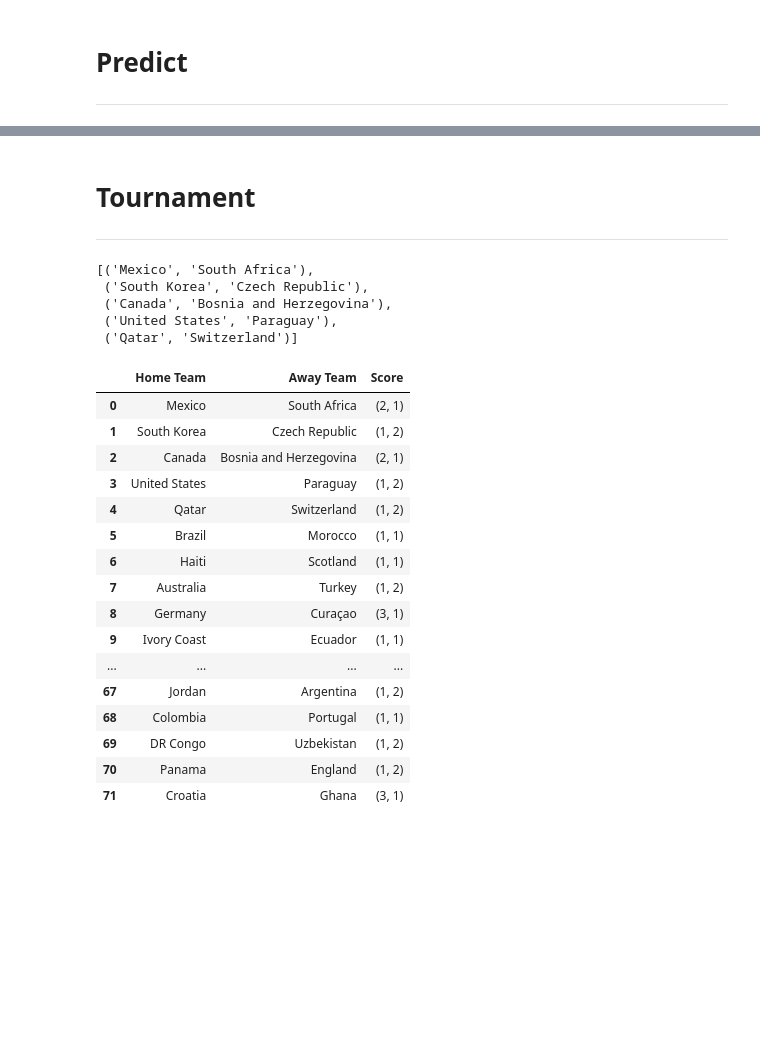
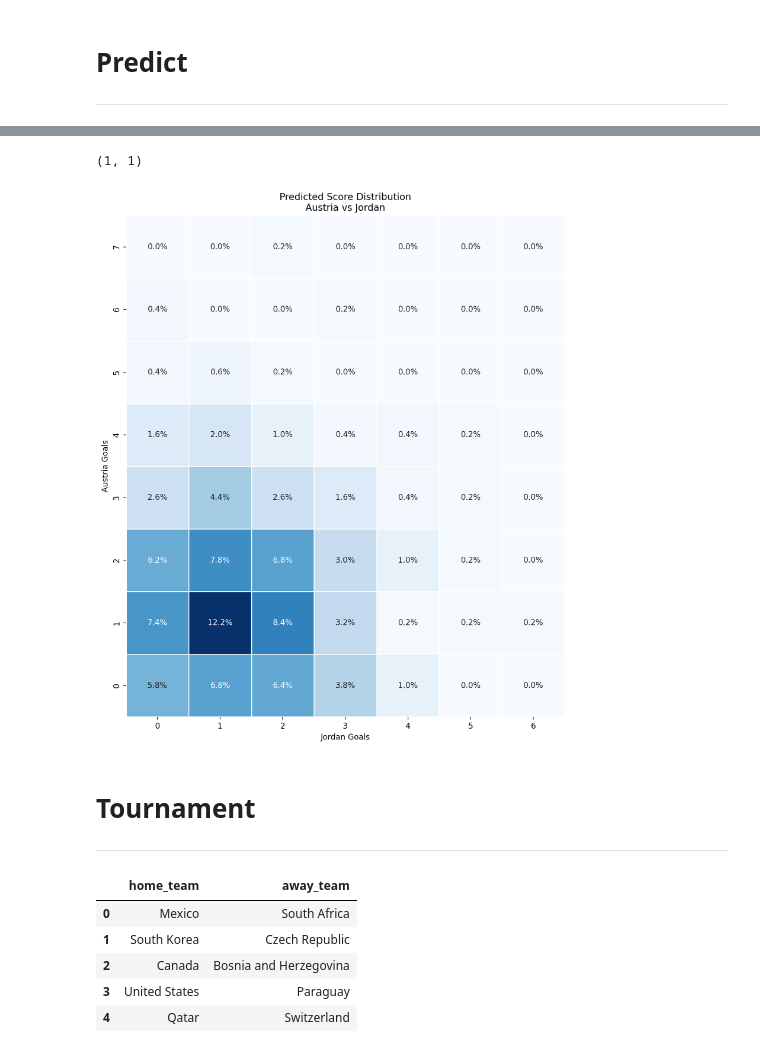
Before and after one commit to bernhard-pfann/soccer-predictions, a Jupyter notebook: main.ipynb, the cells around one changed output, grey strips where cells are left out. Saved outputs shown, nothing was run; the diff lists cells and outputs as text; code cells hidden in the pictures; blank space fills up the shorter version.

```diff
--- a/main.ipynb
+++ b/main.ipynb
@@ -95,3 +89,23 @@ plot_score_distribution(
+# %%
+simulation = predictor.simulate(
+    home_team="Austria",
+    away_team="Jordan",
+    day=MATCH_DAY,
+    n_simulations=500,
+)
+
+print(simulation.most_likely_score)
+# %% [output]
+(1, 1)
+# %%
+plot_score_distribution(
+    home_team="Austria",
+    away_team="Jordan",
+    home_scores=simulation.home_scores,
+    away_scores=simulation.away_scores,
+)
+# %% [output]
+[figure, added]
 # %% [markdown]
 # Tournament
 ***
@@ -101,49 +119,10 @@ from IPython.display import display
 # %%
 gameplan = pd.read_csv("data/world_cup_2026.csv", usecols=["home_team", "away_team"])
-gameplan = list(gameplan.itertuples(index=False, name=None))
-gameplan[:5]
+gameplan.head()
 # %% [output]
-[('Mexico', 'South Africa'),
- ('South Korea', 'Czech Republic'),
- ('Canada', 'Bosnia and Herzegovina'),
- ('United States', 'Paraguay'),
- ('Qatar', 'Switzerland')]
+|  | home_team | away_team |
+| 0 | Mexico | South Africa |
+| 1 | South Korea | Czech Republic |
+| 2 | Canada | Bosnia and Herzegovina |
+| 3 | United States | Paraguay |
+| 4 | Qatar | Switzerland |
-# %%
-all_scores = []
-
-for h, a in gameplan:
-    try:
-        pred = predictor.predict(
-            home_team=h,
-            away_team=a,
-            day=datetime(2026, 6, 1),
-            sample=False,
-        )
-        score = pred.score
-    except IndexError as e:
-        print(f"  Skipping prediction for {h} vs {a}: {e}")
-        score = (None, None)
-    all_scores.append((h, a, score))
-
-pred_df = pd.DataFrame(all_scores, columns=["Home Team", "Away Team", "Score"])
-
-with pd.option_context('display.max_rows', None, 'display.max_columns', None):
-    display(pred_df)
-# %% [output]
-|  | Home Team | Away Team | Score |
-| 0 | Mexico | South Africa | (2, 1) |
-| 1 | South Korea | Czech Republic | (1, 2) |
-| 2 | Canada | Bosnia and Herzegovina | (2, 1) |
-| 3 | United States | Paraguay | (1, 2) |
-| 4 | Qatar | Switzerland | (1, 2) |
-| 5 | Brazil | Morocco | (1, 1) |
-| 6 | Haiti | Scotland | (1, 1) |
-| 7 | Australia | Turkey | (1, 2) |
-| 8 | Germany | Curaçao | (3, 1) |
-| 9 | Ivory Coast | Ecuador | (1, 1) |
-| ... | ... | ... | ... |
-| 67 | Jordan | Argentina | (1, 2) |
-| 68 | Colombia | Portugal | (1, 1) |
-| 69 | DR Congo | Uzbekistan | (1, 2) |
-| 70 | Panama | England | (1, 2) |
-| 71 | Croatia | Ghana | (3, 1) |
```
Also changed, not shown: parts of 21 cells of this notebook.
